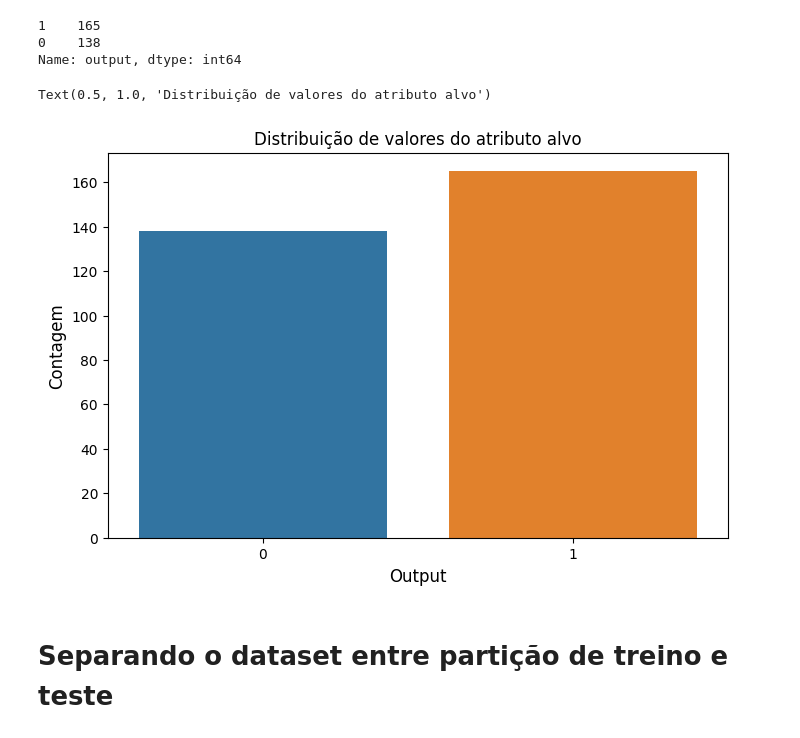
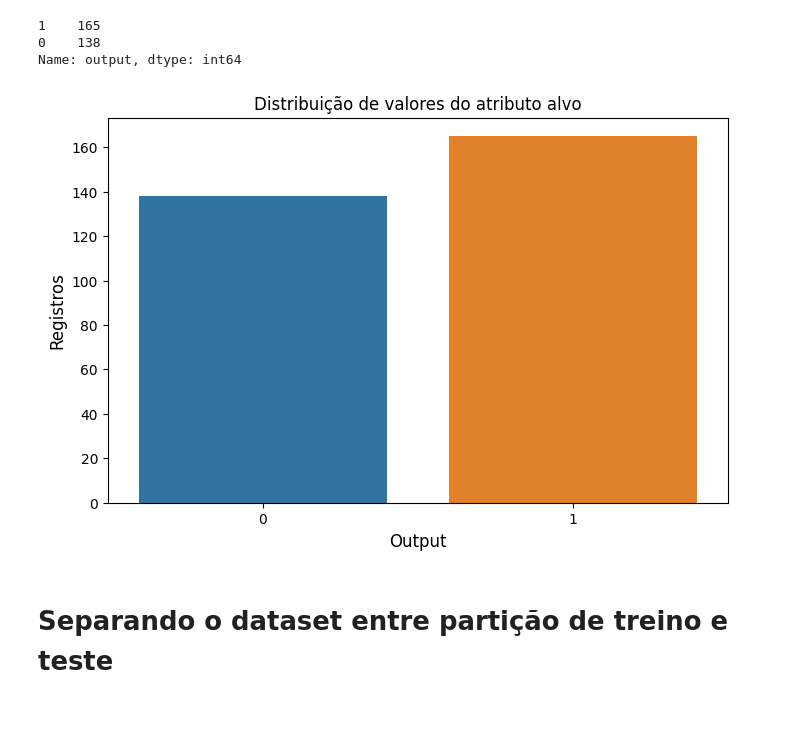
Before and after one commit to italoportinho/trabalho-am-2023-2, a Jupyter notebook: notebooks/knn.ipynb, the cells around one changed output. Cells and saved outputs as stored; diff of their text form; code cells hidden in the pictures.

```diff
--- a/notebooks/knn.ipynb
+++ b/notebooks/knn.ipynb
@@ -61,13 +61,13 @@ Name: output, dtype: int64
 # %%
 # Plota um gráfico de colunas com o valores do atributo alvo.
 plt.figure(figsize = (8, 5))
 sns.countplot(x = dataset['output'])
 plt.xlabel("Output", size = 12)
-plt.ylabel("Contagem", size = 12)
+plt.ylabel("Registros", size = 12)
 plt.title("Distribuição de valores do atributo alvo", size = 12)
+print()
 # %% [output]
-Text(0.5, 1.0, 'Distribuição de valores do atributo alvo')
-[figure, old version]
+[figure, new version]
 # %% [markdown]
 # **Separando o dataset entre partição de treino e teste**
 # %%
```
Also changed, not shown: parts of 5 cells of this notebook, 6 other files.
